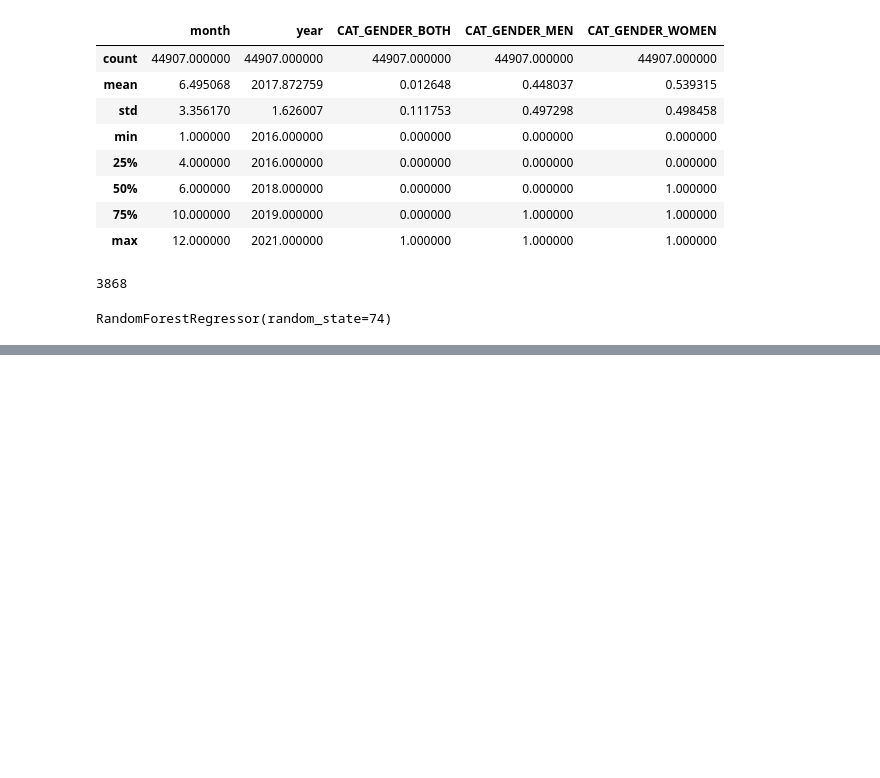
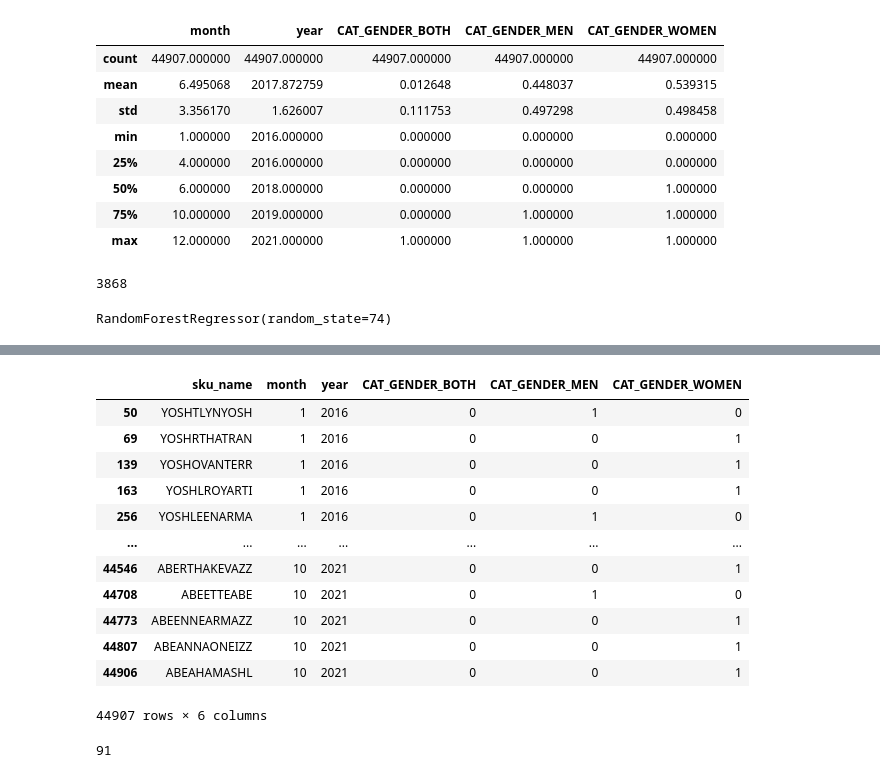
Before and after one commit to Timmecom/fossil_demand_comp_zindi, a Jupyter notebook: quick_data_lookup/quick_tour.ipynb, the cells around one changed output, grey strips where cells are left out. Saved outputs shown, nothing was run; the diff lists cells and outputs as text; code cells hidden in the pictures; blank space fills up the shorter version.

```diff
--- a/quick_data_lookup/quick_tour.ipynb
+++ b/quick_data_lookup/quick_tour.ipynb
@@ -183,0 +231,20 @@ predictions = reg1.predict(base_processing(test))
+# %%
+X.sort_values(['year','month'])
+# %% [output]
+|  | sku_name | month | year | CAT_GENDER_BOTH | CAT_GENDER_MEN | CAT_GENDER_WOMEN |
+| 50 | YOSHTLYNYOSH | 1 | 2016 | 0 | 1 | 0 |
+| 69 | YOSHRTHATRAN | 1 | 2016 | 0 | 0 | 1 |
+| 139 | YOSHOVANTERR | 1 | 2016 | 0 | 0 | 1 |
+| 163 | YOSHLROYARTI | 1 | 2016 | 0 | 0 | 1 |
+| 256 | YOSHLEENARMA | 1 | 2016 | 0 | 1 | 0 |
+| ... | ... | ... | ... | ... | ... | ... |
+| 44546 | ABERTHAKEVAZZ | 10 | 2021 | 0 | 0 | 1 |
+| 44708 | ABEETTEABE | 10 | 2021 | 0 | 1 | 0 |
+| 44773 | ABEENNEARMAZZ | 10 | 2021 | 0 | 0 | 1 |
+| 44807 | ABEANNAONEIZZ | 10 | 2021 | 0 | 0 | 1 |
+| 44906 | ABEAHAMASHL | 10 | 2021 | 0 | 0 | 1 |
+44907 rows × 6 columns
+# %%
+X['sku_name'].str[:3].nunique()
+# %% [output]
+91
```
Also changed, not shown: parts of 18 cells of this notebook, 6 other files.
